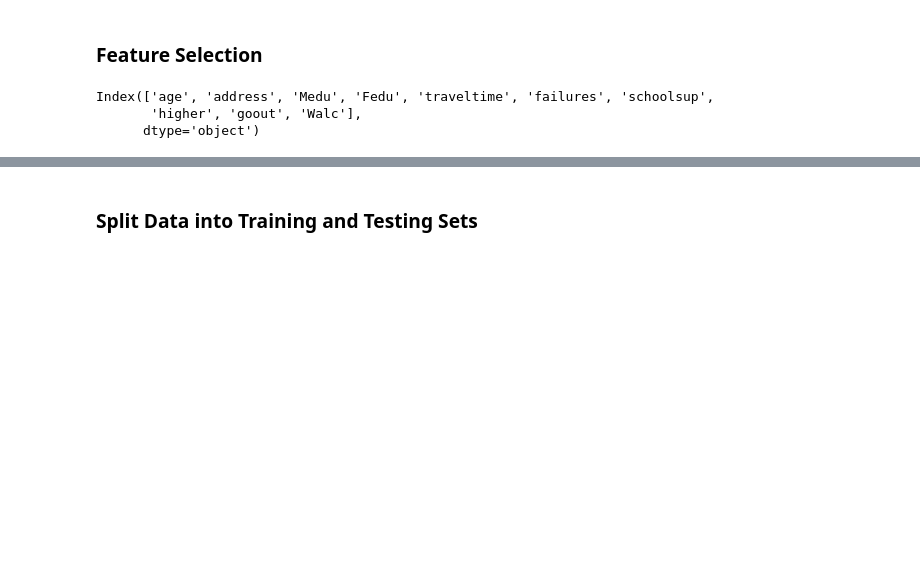
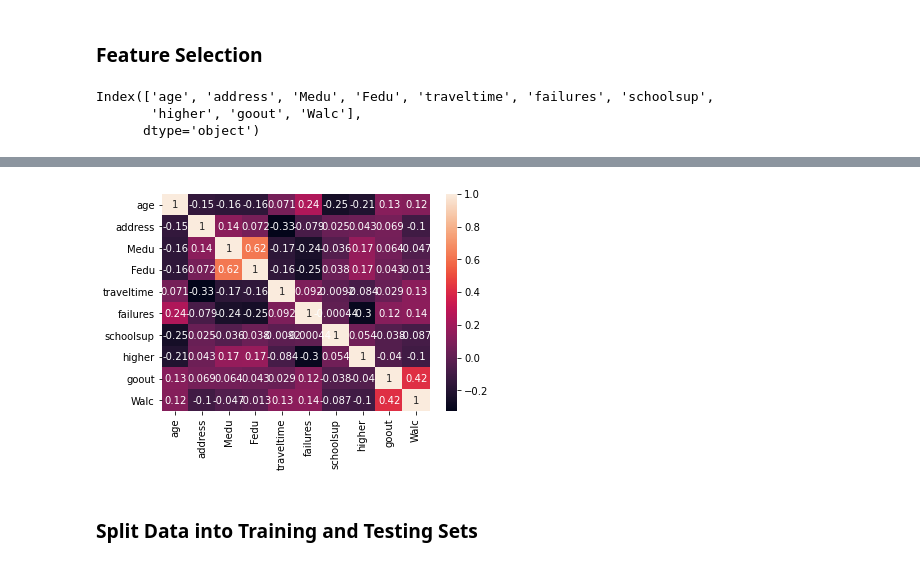
Before and after one commit to Amitparikh1/COMP-562-FinalProject, a Jupyter notebook: Final Project.ipynb, the cells around one changed output, grey strips where cells are left out. Cells and saved outputs as stored; diff of their text form; code cells hidden in the pictures; blank space fills up the shorter version.

```diff
--- a/Final Project.ipynb
+++ b/Final Project.ipynb
@@ -90,3 +94,9 @@ X_selected_features = X[important_features]
+# %%
+# Plot correlation matrix
+sns.heatmap(X_selected_features.corr(), annot=True)
+plt.show()
+# %% [output]
+[figure, added]
 # %% [markdown]
 ### Split Data into Training and Testing Sets
 # %%
```
Also changed, not shown: parts of 15 cells of this notebook.
